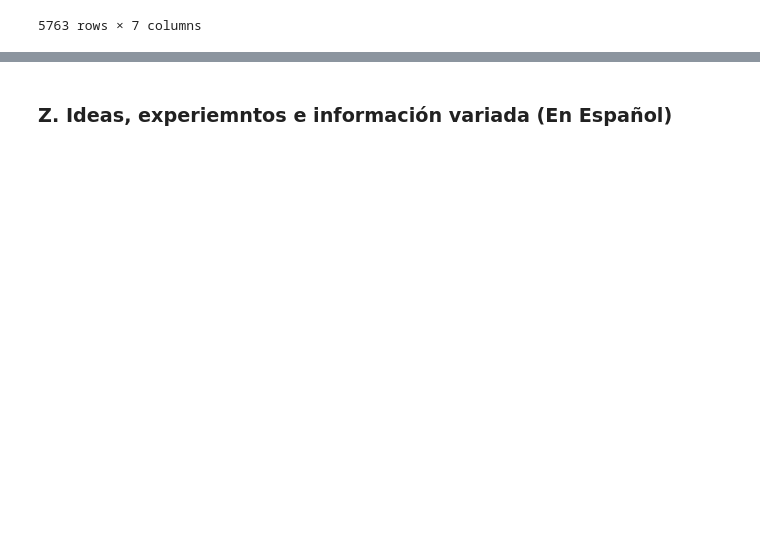
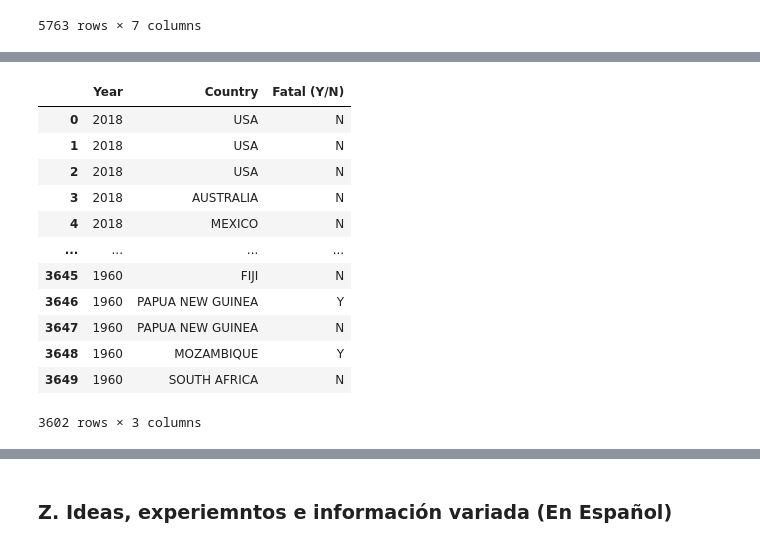
Before and after one commit to DiSanchz/data-cleaning-pandas, a Jupyter notebook: clean.ipynb, the cells around one changed output, grey strips where cells are left out. Cells and saved outputs as stored; diff of their text form; code cells hidden in the pictures; blank space fills up the shorter version.

```diff
--- a/clean.ipynb
+++ b/clean.ipynb
@@ -632,0 +703,19 @@ YEMEN
+# %%
+#attacks_1_4_3_gdp = attacks_1_4_3.drop('index', level=1)
+attacks_1_4_3_gdp = attacks_1_4_3[attacks_1_4_3["Year"] >= 1960]
+attacks_1_4_3_gdp.shape
+display(attacks_1_4_3_gdp)
+# %% [output]
+|  | Year | Country | Fatal (Y/N) |
+| 0 | 2018 | USA | N |
+| 1 | 2018 | USA | N |
+| 2 | 2018 | USA | N |
+| 3 | 2018 | AUSTRALIA | N |
+| 4 | 2018 | MEXICO | N |
+| ... | ... | ... | ... |
+| 3645 | 1960 | FIJI | N |
+| 3646 | 1960 | PAPUA NEW GUINEA | Y |
+| 3647 | 1960 | PAPUA NEW GUINEA | N |
+| 3648 | 1960 | MOZAMBIQUE | Y |
+| 3649 | 1960 | SOUTH AFRICA | N |
+3602 rows × 3 columns
```
Also changed, not shown: parts of 58 cells of this notebook.
